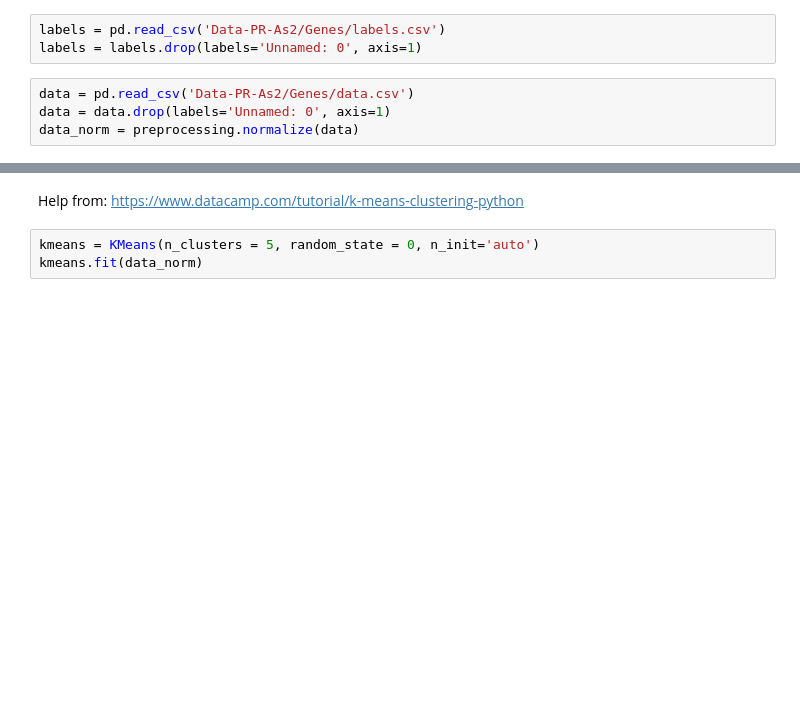
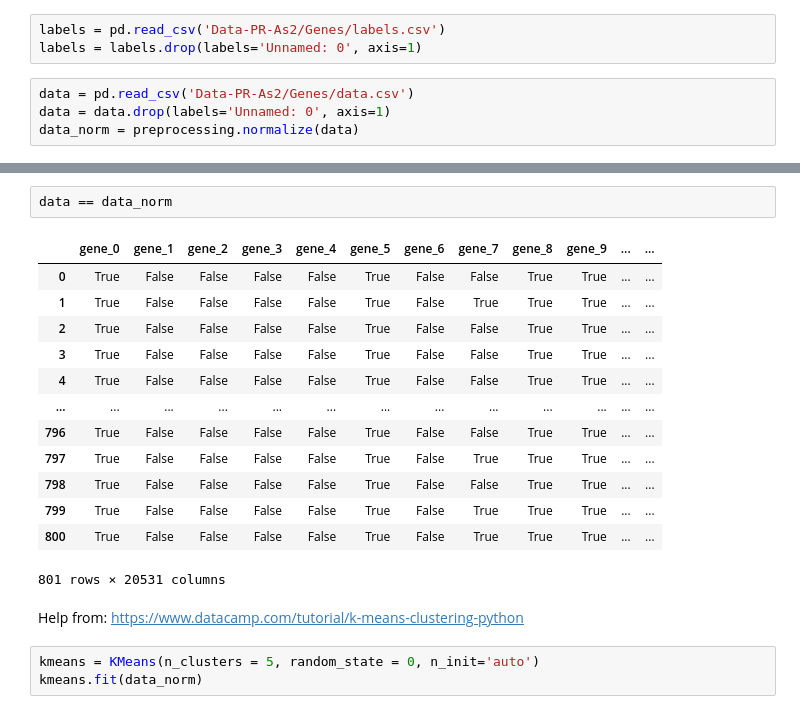
Before and after one commit to xenia-d/Pattern-Recognition-Gr7, a Jupyter notebook: Assignment-2/clustering_genes.ipynb, the cells around one changed output, grey strips where cells are left out. Saved outputs shown, nothing was run; the diff lists cells and outputs as text; blank space fills up the shorter version.

```diff
--- a/Assignment-2/clustering_genes.ipynb
+++ b/Assignment-2/clustering_genes.ipynb
@@ -20,3 +52,19 @@ data_norm = preprocessing.normalize(data)
+# %%
+data == data_norm
+# %% [output]
+|  | gene_0 | gene_1 | gene_2 | gene_3 | gene_4 | gene_5 | gene_6 | gene_7 | gene_8 | gene_9 | ... | ... |
+| 0 | True | False | False | False | False | True | False | False | True | True | ... | ... |
+| 1 | True | False | False | False | False | True | False | True | True | True | ... | ... |
+| 2 | True | False | False | False | False | True | False | False | True | True | ... | ... |
+| 3 | True | False | False | False | False | True | False | False | True | True | ... | ... |
+| 4 | True | False | False | False | False | True | False | False | True | True | ... | ... |
+| ... | ... | ... | ... | ... | ... | ... | ... | ... | ... | ... | ... | ... |
+| 796 | True | False | False | False | False | True | False | False | True | True | ... | ... |
+| 797 | True | False | False | False | False | True | False | True | True | True | ... | ... |
+| 798 | True | False | False | False | False | True | False | False | True | True | ... | ... |
+| 799 | True | False | False | False | False | True | False | True | True | True | ... | ... |
+| 800 | True | False | False | False | False | True | False | True | True | True | ... | ... |
+801 rows × 20531 columns
 # %% [markdown]
 Help from: https://www.datacamp.com/tutorial/k-means-clustering-python
 # %%
```
Also changed, not shown: parts of 7 cells of this notebook.
